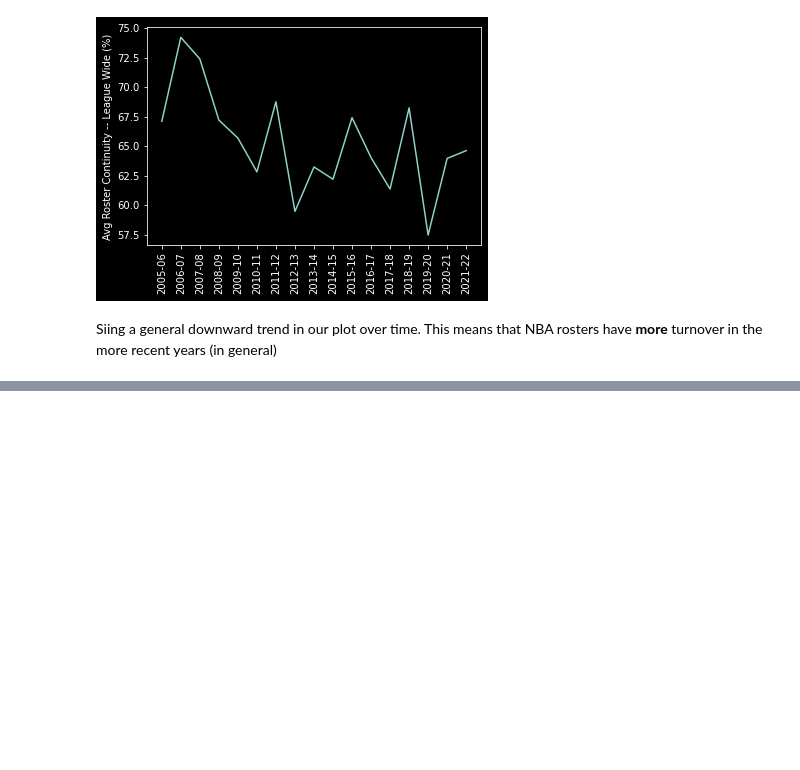
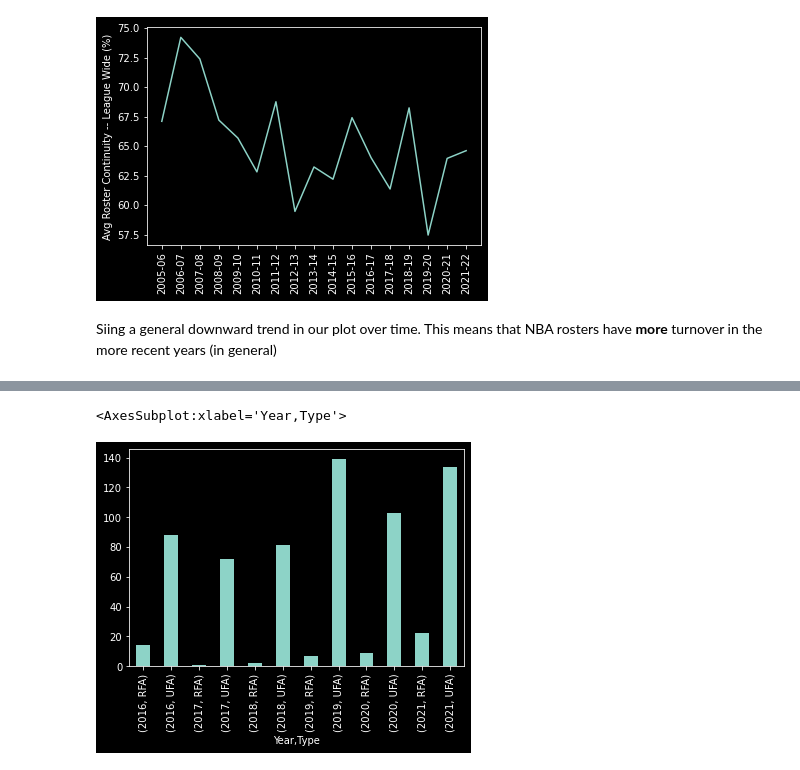
Before and after one commit to andrewbowen19/nbaGreatResignation, a Jupyter notebook: player-mobility.ipynb, the cells around one changed output, grey strips where cells are left out. Cells and saved outputs as stored; diff of their text form; code cells hidden in the pictures; blank space fills up the shorter version.

```diff
--- a/player-mobility.ipynb
+++ b/player-mobility.ipynb
@@ -66,0 +82,20 @@ Siing a general downward trend in our plot over time. This means that NBA roster
+# %%
+# Looping over each season
+
+fa_dfs = []
+for y in range(2021, 2015, -1):
+    url = f"https://www.basketball-reference.com/friv/free_agents.cgi?year={y}"
+    print(y)
+
+    df = pd.read_html(url)[0]
+    df = df.loc[df.Rk != "Rk"] ## Dropping repetitive subheader rows
+    # print(df.head())
+
+    fa_changes = df.loc[(df['NTm'] != df['OTm'])& (~df['NTm'].isna())]
+    fa_changes['Year'] = np.full_like(fa_changes['Age'], fill_value=y)
+    fa_dfs.append(fa_changes)
+    print(len(df), len(fa_changes))
+    print(fa_changes.head())
+    print('----------------------------')
+
+fa = pd.concat(fa_dfs)
@@ -66,0 +215,5 @@ Siing a general downward trend in our plot over time. This means that NBA roster
+# %%
+# Grouping by year and FA type (Unrestricted vs Restricted)
+fa_types = fa.groupby(["Year", "Type"])['Player'].count()
+
+fa_types
@@ -66,0 +235,5 @@ Siing a general downward trend in our plot over time. This means that NBA roster
+# %%
+fa_types.plot(kind='bar')
+# %% [output]
+<AxesSubplot:xlabel='Year,Type'>
+[figure, added]
```
Also changed, not shown: parts of 6 cells of this notebook, 3 other files.
